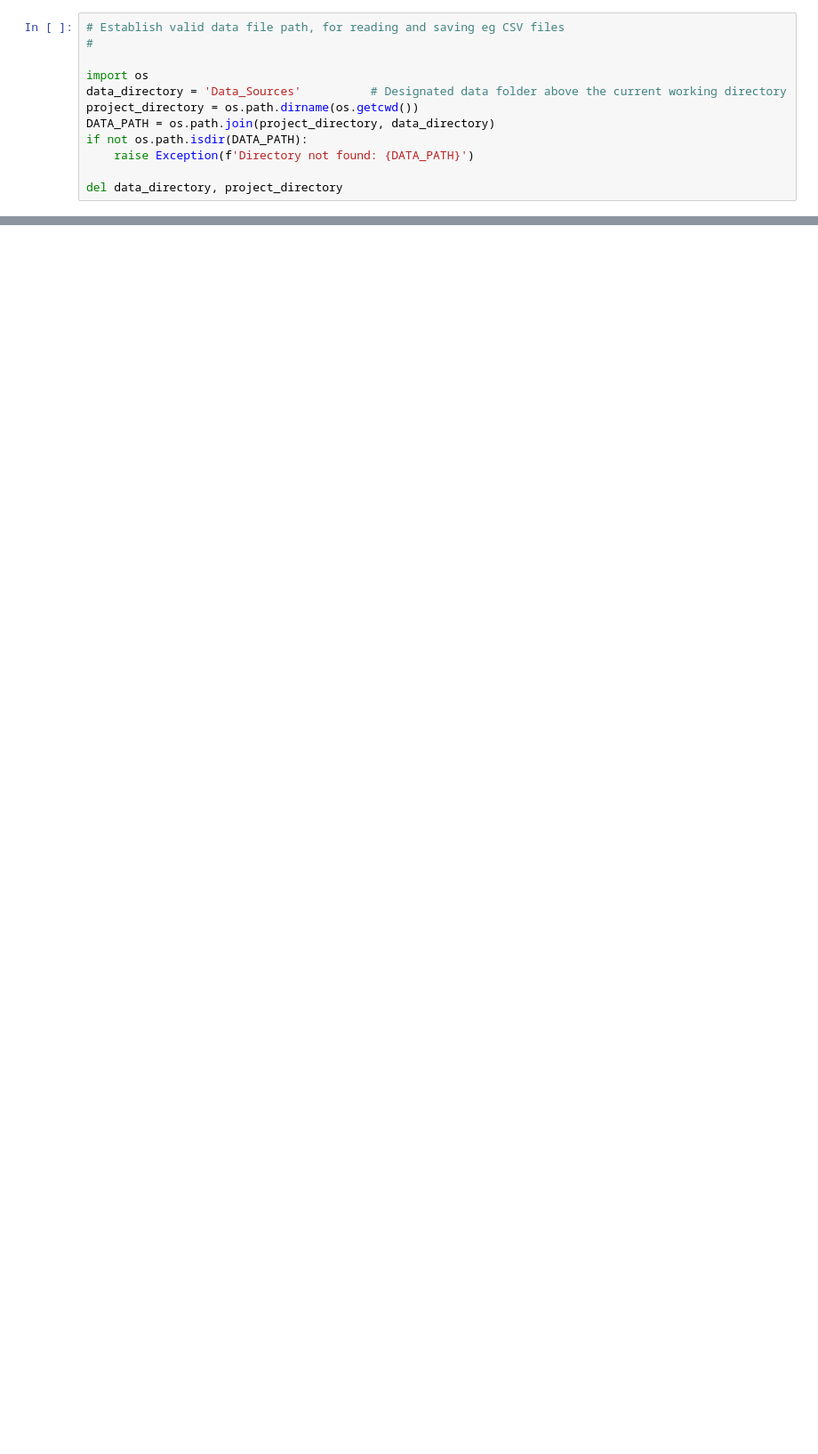
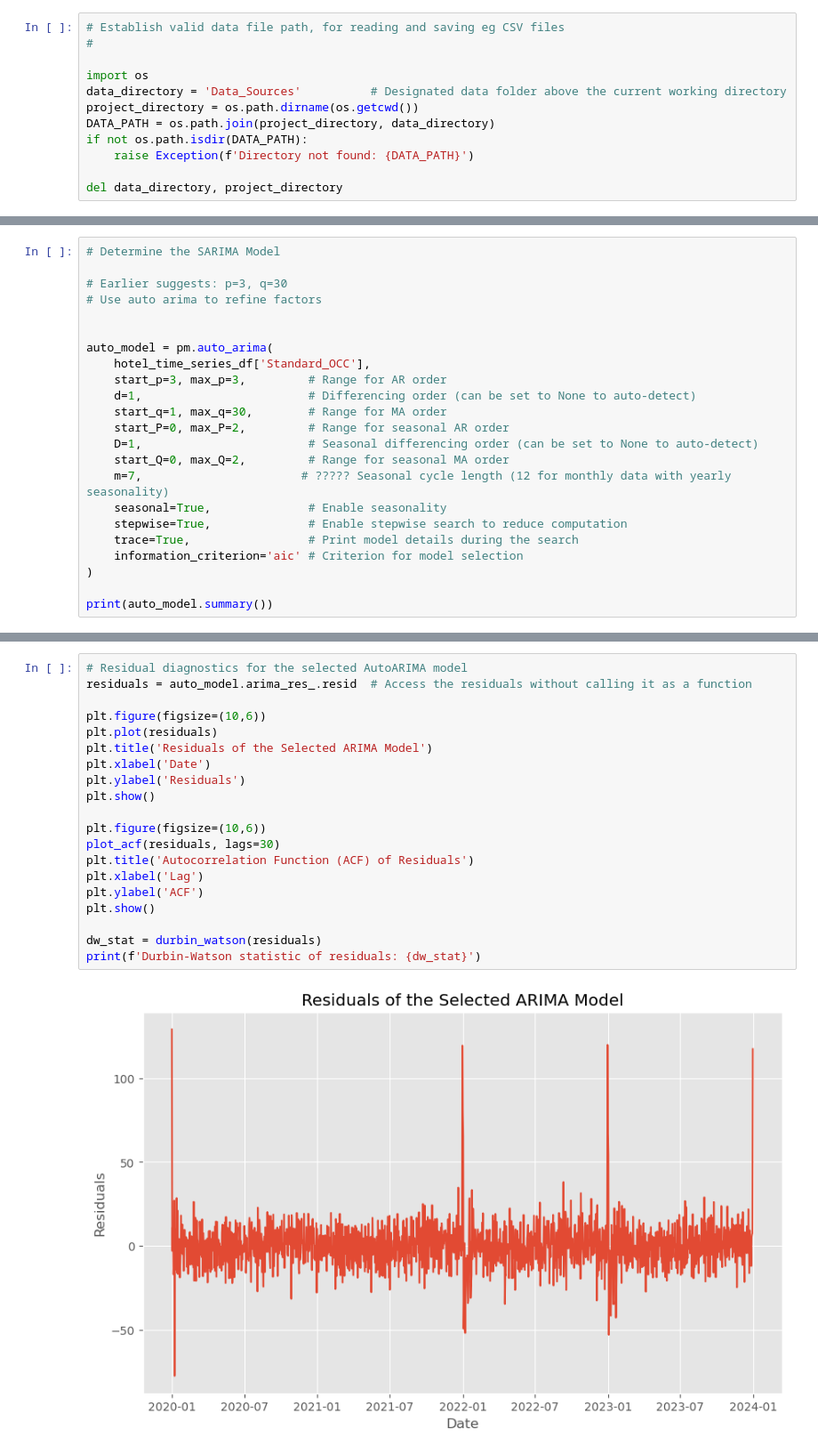
Before and after one commit to StuartG24/Travel_Co_Analysis, a Jupyter notebook: Notebooks_Data_Analysis/demand_analysis_sarima.ipynb, the cells around one changed output, grey strips where cells are left out. Shown at 89% size. Saved outputs shown, nothing was run; the diff lists cells and outputs as text; blank space fills up the shorter version.

Commit message:
Refining SARIMA forecasts

```diff
--- a/Notebooks_Data_Analysis/demand_analysis_sarima.ipynb
+++ b/Notebooks_Data_Analysis/demand_analysis_sarima.ipynb
@@ -112,0 +143,23 @@ ACF plot earlier suggest MA order q of approximately 60
+# %%
+# Determine the SARIMA Model
+
+# Earlier suggests: p=3, q=30
+# Use auto arima to refine factors
+
+
+auto_model = pm.auto_arima(
+    hotel_time_series_df['Standard_OCC'],
+    start_p=3, max_p=3,         # Range for AR order
+    d=1,                        # Differencing order (can be set to None to auto-detect)
+    start_q=1, max_q=30,        # Range for MA order
+    start_P=0, max_P=2,         # Range for seasonal AR order
+    D=1,                        # Seasonal differencing order (can be set to None to auto-detect)
+    start_Q=0, max_Q=2,         # Range for seasonal MA order
+    m=7,                       # ????? Seasonal cycle length (12 for monthly data with yearly seasonality)
+    seasonal=True,              # Enable seasonality
+    stepwise=True,              # Enable stepwise search to reduce computation
+    trace=True,                 # Print model details during the search
+    information_criterion='aic' # Criterion for model selection
+)
+
+print(auto_model.summary())
@@ -112,0 +189,22 @@ ACF plot earlier suggest MA order q of approximately 60
+# %%
+# Residual diagnostics for the selected AutoARIMA model
+residuals = auto_model.arima_res_.resid  # Access the residuals without calling it as a function
+
+plt.figure(figsize=(10,6))
+plt.plot(residuals)
+plt.title('Residuals of the Selected ARIMA Model')
+plt.xlabel('Date')
+plt.ylabel('Residuals')
+plt.show()
+
+plt.figure(figsize=(10,6))
+plot_acf(residuals, lags=30)
+plt.title('Autocorrelation Function (ACF) of Residuals')
+plt.xlabel('Lag')
+plt.ylabel('ACF')
+plt.show()
+
+dw_stat = durbin_watson(residuals)
+print(f'Durbin-Watson statistic of residuals: {dw_stat}')
+# %% [output]
+[figure, added]
```
Also changed, not shown: parts of 20 cells of this notebook, 1 other file.
